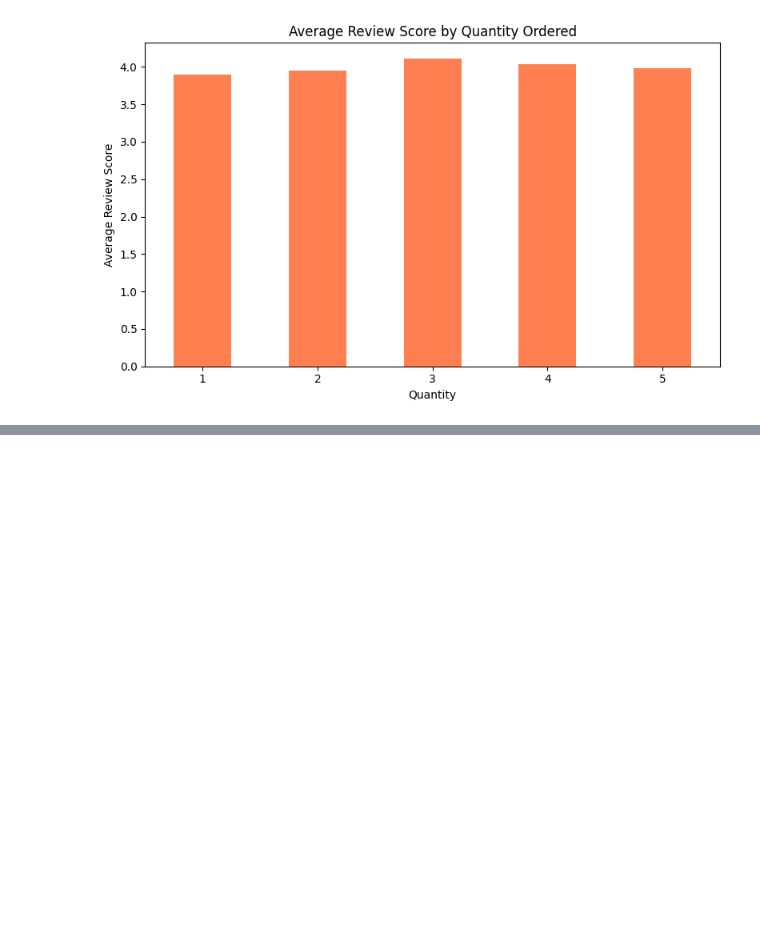
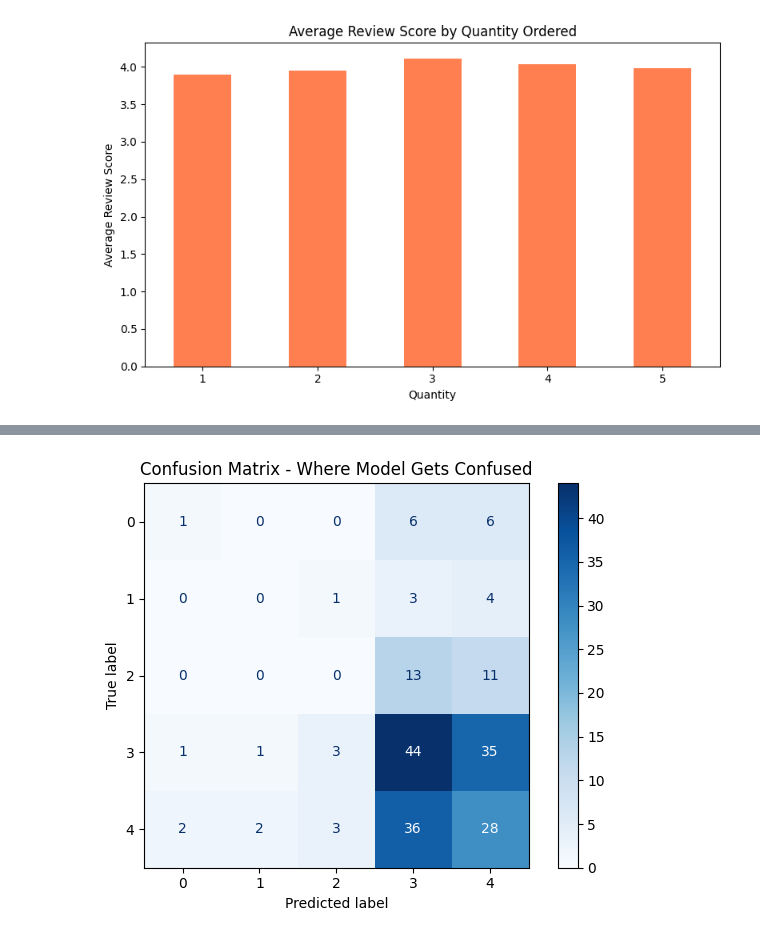
Before and after one commit to PatriciaKiarie04/e-commerce-dataset, a Jupyter notebook: Online_Retail_&_E_Commerce_dataset.ipynb, the cells around one changed output, grey strips where cells are left out. Drawn from its saved outputs; the diff is of its cells as text; code cells hidden in the pictures; blank space fills up the shorter version.

Commit message:
Machine learning model

```diff
--- a/Online_Retail_&_E_Commerce_dataset.ipynb
+++ b/Online_Retail_&_E_Commerce_dataset.ipynb
@@ -281,0 +285,13 @@ plt.show()
+# %%
+from sklearn.ensemble import RandomForestClassifier
+from sklearn.model_selection import train_test_split
+from sklearn.metrics import accuracy_score
+from sklearn.preprocessing import LabelEncoder
+
+# Convert gender to numbers since ML models only understand numbers
+le = LabelEncoder()
+df['gender_encoded'] = le.fit_transform(df['gender'])
+
+# Define inputs and output
+X = df[['age', 'price', 'quantity', 'gender_encoded']]
+y = df['review_score']
@@ -281,0 +310,15 @@ plt.show()
+# %%
+# Round review scores to whole numbers
+df['review_score'] = df['review_score'].round().astype(int)
+
+# Redefine X and y with clean data
+X = df[['age', 'price', 'quantity', 'gender_encoded']]
+y = df['review_score']
+
+# Re-split the data
+X_train, X_test, y_train, y_test = train_test_split(X, y, test_size=0.2, random_state=42)
+
+# Train the model again
+model = RandomForestClassifier(n_estimators=100, random_state=42)
+model.fit(X_train, y_train)
+print("Model trained successfully!")
@@ -281,0 +329,4 @@ plt.show()
+# %%
+y_pred = model.predict(X_test)
+accuracy = accuracy_score(y_test, y_pred)
+print(f"Model Accuracy: {accuracy * 100:.2f}%")
@@ -281,0 +351,11 @@ plt.show()
+# %%
+from sklearn.metrics import ConfusionMatrixDisplay, confusion_matrix
+
+cm = confusion_matrix(y_test, y_pred)
+disp = ConfusionMatrixDisplay(confusion_matrix=cm)
+disp.plot(cmap='Blues')
+plt.title('Confusion Matrix - Where Model Gets Confused')
+plt.tight_layout()
+plt.show()
+# %% [output]
+[figure, added]
```
Also changed, not shown: parts of 9 cells of this notebook.
